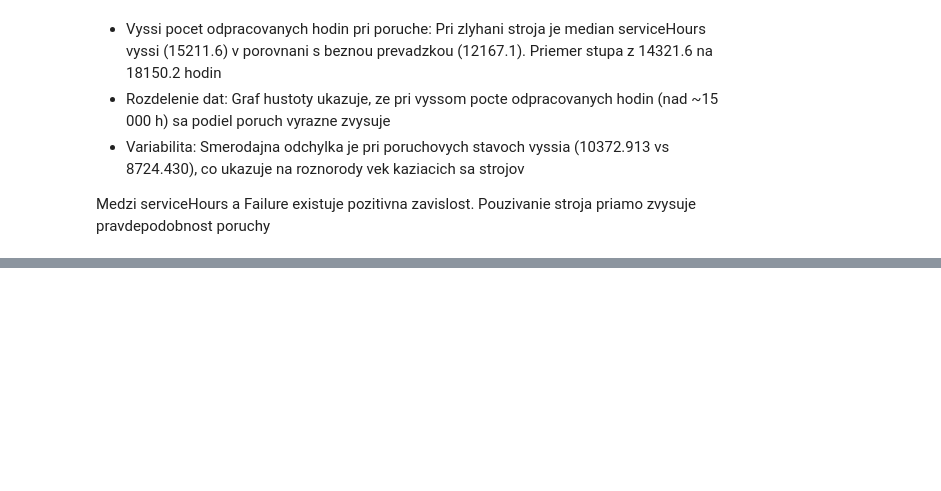
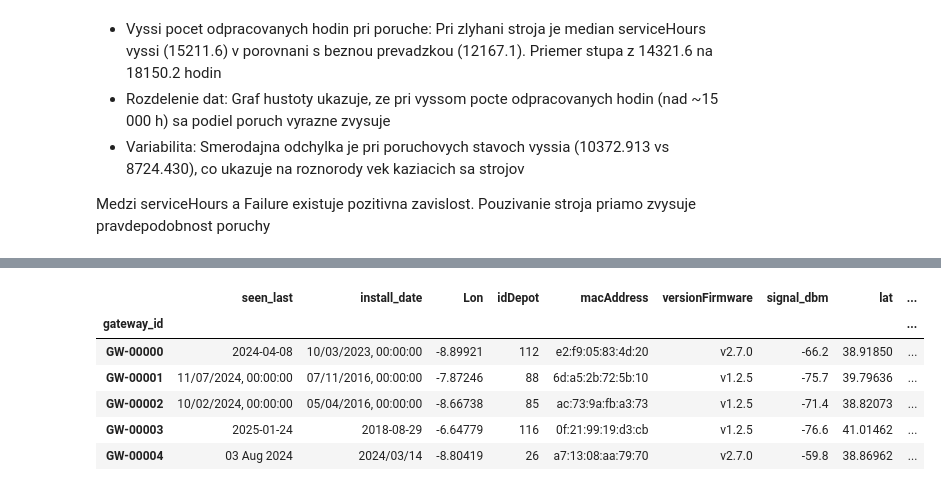
Before and after one commit to Walorean/Iau_project, a Jupyter notebook: test.ipynb, the cells around one changed output, grey strips where cells are left out. Saved outputs shown, nothing was run; the diff lists cells and outputs as text; code cells hidden in the pictures; blank space fills up the shorter version.

Commit message:
cisty gateway

```diff
--- a/test.ipynb
+++ b/test.ipynb
@@ -698,0 +720,12 @@ Medzi serviceHours a Failure existuje pozitivna zavislost. Pouzivanie stroja pri
+# %%
+data_1 = pd.read_csv(filename_1,
+                   sep=';', index_col=13)
+data_1.head()
+# %% [output]
+|  | seen_last | install_date | Lon | idDepot | macAddress | versionFirmware | signal_dbm | lat | ... |
+| gateway_id |  |  |  |  |  |  |  |  | ... |
+| GW-00000 | 2024-04-08 | 10/03/2023, 00:00:00 | -8.89921 | 112 | e2:f9:05:83:4d:20 | v2.7.0 | -66.2 | 38.91850 | ... |
+| GW-00001 | 11/07/2024, 00:00:00 | 07/11/2016, 00:00:00 | -7.87246 | 88 | 6d:a5:2b:72:5b:10 | v1.2.5 | -75.7 | 39.79636 | ... |
+| GW-00002 | 10/02/2024, 00:00:00 | 05/04/2016, 00:00:00 | -8.66738 | 85 | ac:73:9a:fb:a3:73 | v1.2.5 | -71.4 | 38.82073 | ... |
+| GW-00003 | 2025-01-24 | 2018-08-29 | -6.64779 | 116 | 0f:21:99:19:d3:cb | v1.2.5 | -76.6 | 41.01462 | ... |
+| GW-00004 | 03 Aug 2024 | 2024/03/14 | -8.80419 | 26 | a7:13:08:aa:79:70 | v2.7.0 | -59.8 | 38.86962 | ... |
```
Also changed, not shown: parts of 13 cells of this notebook.
